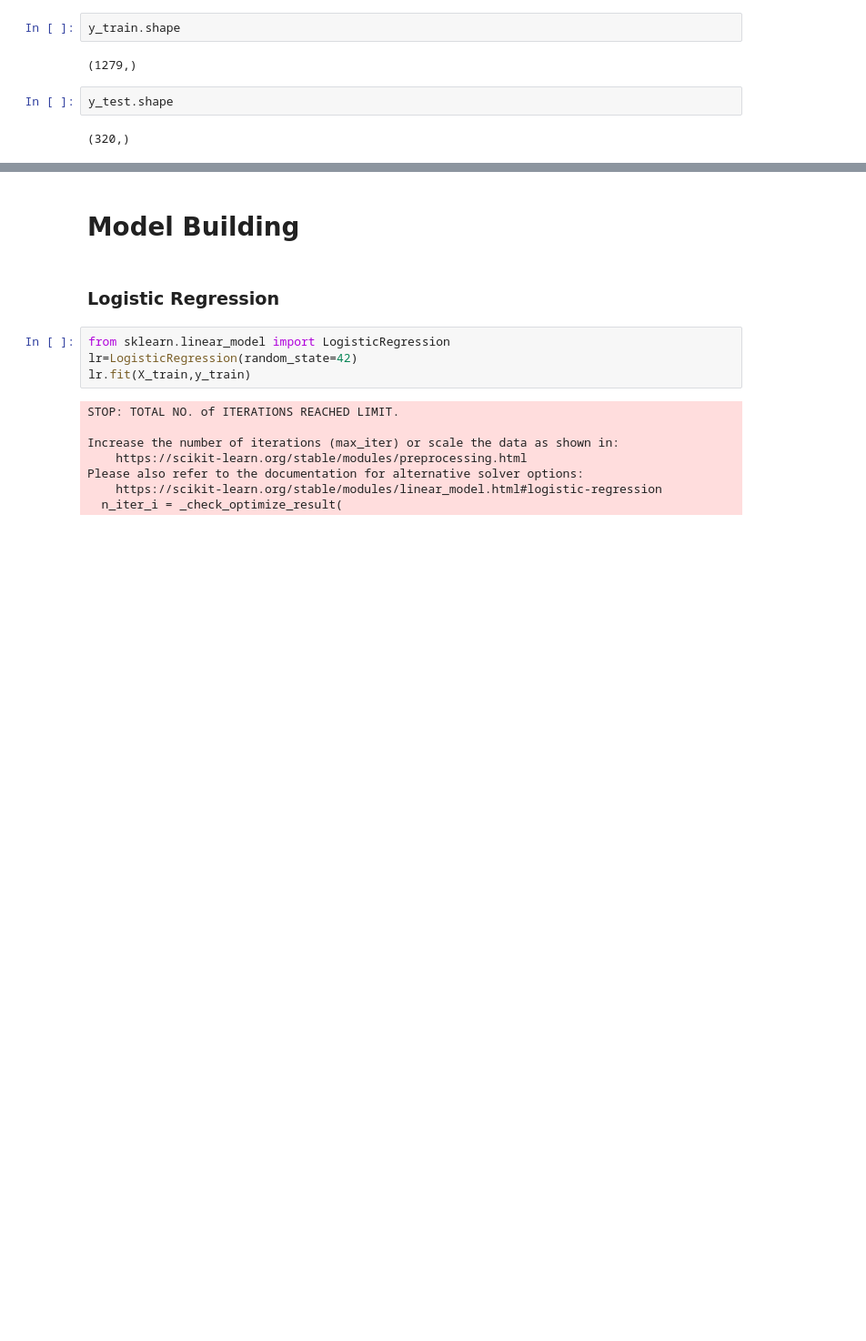
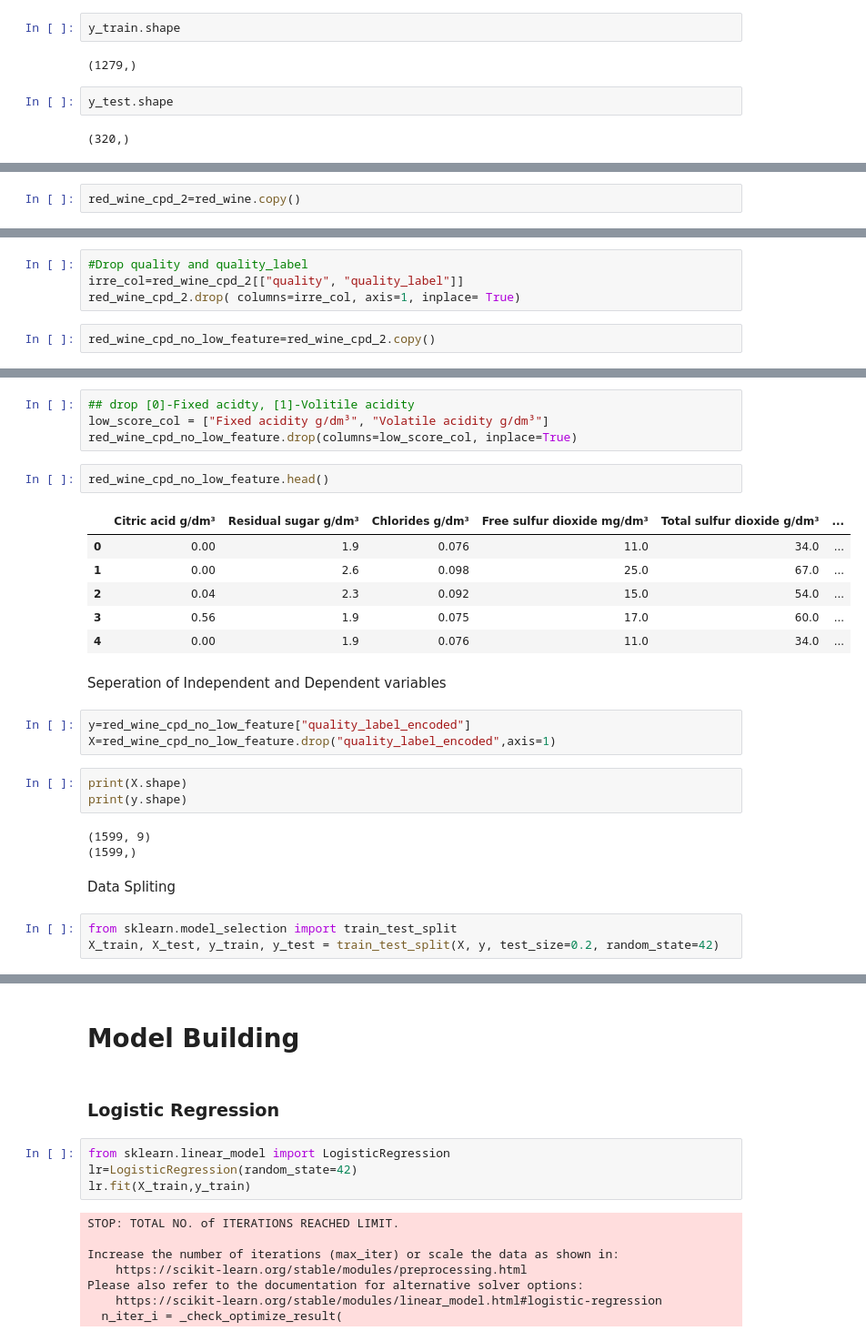
Before and after one commit to Godwin-Oti/Wine-Quality-Machine-Learning, a Jupyter notebook: Red_wine_ML.ipynb, the cells around one changed output, grey strips where cells are left out. Shown at 91% size. Saved outputs shown, nothing was run; the diff lists cells and outputs as text; blank space fills up the shorter version.

```diff
--- a/Red_wine_ML.ipynb
+++ b/Red_wine_ML.ipynb
@@ -250,0 +400,2 @@ y_test.shape
+# %%
+red_wine_cpd_2=red_wine.copy()
@@ -250,0 +418,6 @@ y_test.shape
+# %%
+#Drop quality and quality_label
+irre_col=red_wine_cpd_2[["quality", "quality_label"]]
+red_wine_cpd_2.drop( columns=irre_col, axis=1, inplace= True)
+# %%
+red_wine_cpd_no_low_feature=red_wine_cpd_2.copy()
@@ -250,0 +536,29 @@ y_test.shape
+# %%
+## drop [0]-Fixed acidty, [1]-Volitile acidity
+low_score_col = ["Fixed acidity g/dm³", "Volatile acidity g/dm³"]
+red_wine_cpd_no_low_feature.drop(columns=low_score_col, inplace=True)
+# %%
+red_wine_cpd_no_low_feature.head()
+# %% [output]
+|  | Citric acid g/dm³ | Residual sugar g/dm³ | Chlorides g/dm³ | Free sulfur dioxide mg/dm³ | Total sulfur dioxide g/dm³ | ... |
+| 0 | 0.00 | 1.9 | 0.076 | 11.0 | 34.0 | ... |
+| 1 | 0.00 | 2.6 | 0.098 | 25.0 | 67.0 | ... |
+| 2 | 0.04 | 2.3 | 0.092 | 15.0 | 54.0 | ... |
+| 3 | 0.56 | 1.9 | 0.075 | 17.0 | 60.0 | ... |
+| 4 | 0.00 | 1.9 | 0.076 | 11.0 | 34.0 | ... |
+# %% [markdown]
+Seperation of Independent and Dependent variables
+# %%
+y=red_wine_cpd_no_low_feature["quality_label_encoded"]
+X=red_wine_cpd_no_low_feature.drop("quality_label_encoded",axis=1)
+# %%
+print(X.shape)
+print(y.shape)
+# %% [output]
+(1599, 9)
+(1599,)
+# %% [markdown]
+Data Spliting
+# %%
+from sklearn.model_selection import train_test_split
+X_train, X_test, y_train, y_test = train_test_split(X, y, test_size=0.2, random_state=42)
```
Also changed, not shown: parts of 34 cells of this notebook, 2 other files.
